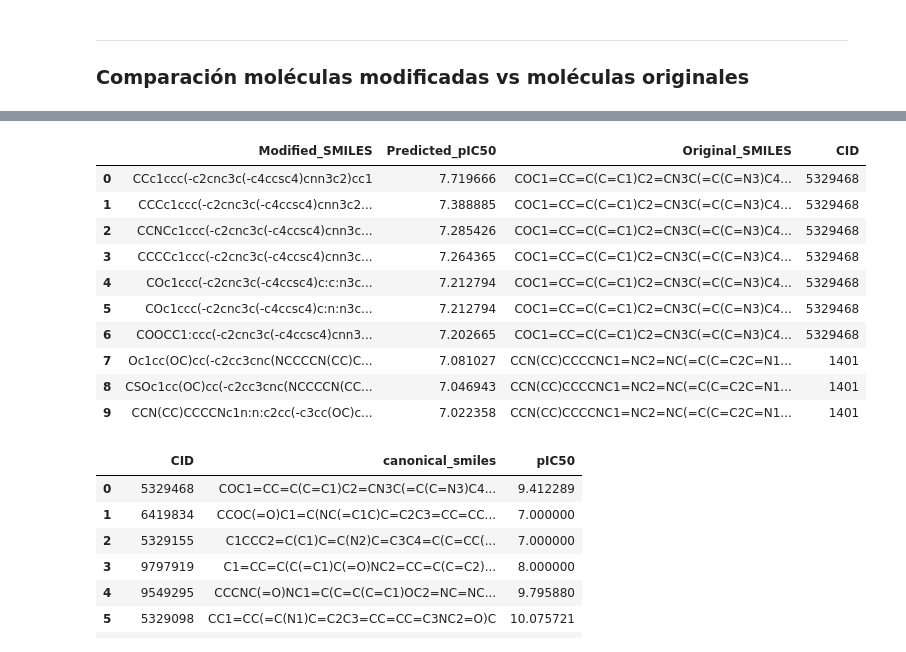
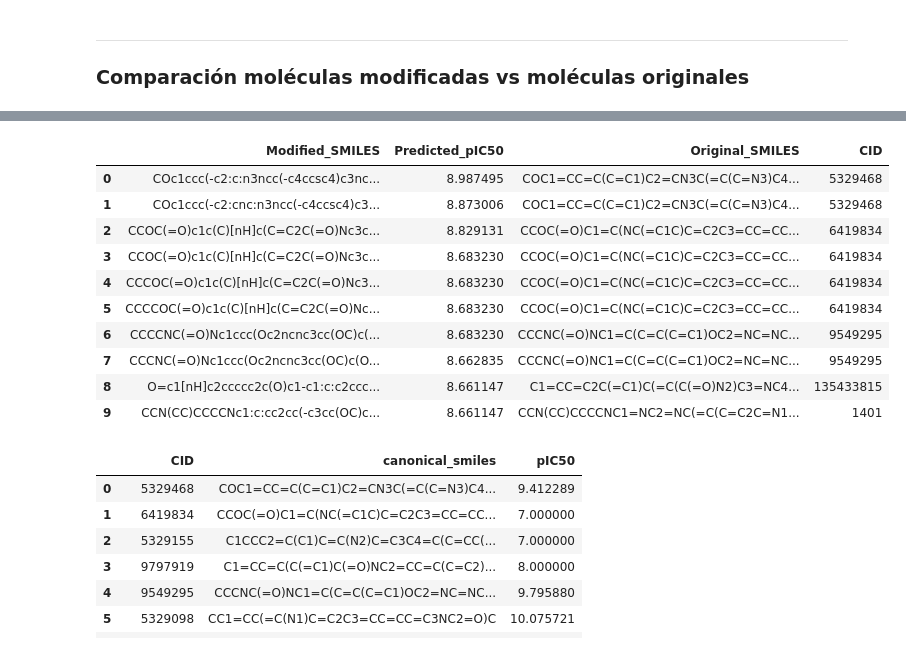
Before and after one commit to rromerov/Proyecto_Integrador, a Jupyter notebook: Demo/Demo.12.ipynb, the cells around one changed output, grey strips where cells are left out. Saved outputs shown, nothing was run; the diff lists cells and outputs as text; code cells hidden in the pictures.

```diff
--- a/Demo/Demo.12.ipynb
+++ b/Demo/Demo.12.ipynb
@@ -759,28 +808,28 @@ merged_df_original_modified
 # %%
 # Supongamos que estos eran los valores mínimo y máximo originales de pIC50
-min_pIC50 = 2.389233405226729  # Reemplaza con el valor mínimo original de pIC50
-max_pIC50 = 10.638272163982407 # Reemplaza con el valor máximo original de pIC50
+min_pIC50 = 7  # Reemplaza con el valor mínimo original de pIC50
+max_pIC50 = 10.075721 # Reemplaza con el valor máximo original de pIC50
 
 # Función para desescalar manualmente
 def invert_scaling(scaled_value, min_val, max_val):
     return scaled_value * (max_val - min_val) + min_val
 
 # Aplicar la función de desescalado manualmente
 merged_df_original_modified['Predicted_pIC50'] = merged_df_original_modified['Predicted_pIC50'].apply(invert_scaling, args=(min_pIC50, max_pIC50))
 
 merged_df_original_modified
 # %% [output]
 |  | Modified_SMILES | Predicted_pIC50 | Original_SMILES | CID |
-| 0 | CCc1ccc(-c2cnc3c(-c4ccsc4)cnn3c2)cc1 | 7.719666 | COC1=CC=C(C=C1)C2=CN3C(=C(C=N3)C4... | 5329468 |
-| 1 | CCCc1ccc(-c2cnc3c(-c4ccsc4)cnn3c2... | 7.388885 | COC1=CC=C(C=C1)C2=CN3C(=C(C=N3)C4... | 5329468 |
-| 2 | CCNCc1ccc(-c2cnc3c(-c4ccsc4)cnn3c... | 7.285426 | COC1=CC=C(C=C1)C2=CN3C(=C(C=N3)C4... | 5329468 |
-| 3 | CCCCc1ccc(-c2cnc3c(-c4ccsc4)cnn3c... | 7.264365 | COC1=CC=C(C=C1)C2=CN3C(=C(C=N3)C4... | 5329468 |
-| 4 | COc1ccc(-c2cnc3c(-c4ccsc4)c:c:n3c... | 7.212794 | COC1=CC=C(C=C1)C2=CN3C(=C(C=N3)C4... | 5329468 |
-| 5 | COc1ccc(-c2cnc3c(-c4ccsc4)c:n:n3c... | 7.212794 | COC1=CC=C(C=C1)C2=CN3C(=C(C=N3)C4... | 5329468 |
-| 6 | COOCC1:ccc(-c2cnc3c(-c4ccsc4)cnn3... | 7.202665 | COC1=CC=C(C=C1)C2=CN3C(=C(C=N3)C4... | 5329468 |
-| 7 | Oc1cc(OC)cc(-c2cc3cnc(NCCCCN(CC)C... | 7.081027 | CCN(CC)CCCCNC1=NC2=NC(=C(C=C2C=N1... | 1401 |
-| 8 | CSOc1cc(OC)cc(-c2cc3cnc(NCCCCN(CC... | 7.046943 | CCN(CC)CCCCNC1=NC2=NC(=C(C=C2C=N1... | 1401 |
-| 9 | CCN(CC)CCCCNc1n:n:c2cc(-c3cc(OC)c... | 7.022358 | CCN(CC)CCCCNC1=NC2=NC(=C(C=C2C=N1... | 1401 |
+| 0 | COc1ccc(-c2:c:n3ncc(-c4ccsc4)c3nc... | 8.987495 | COC1=CC=C(C=C1)C2=CN3C(=C(C=N3)C4... | 5329468 |
+| 1 | COc1ccc(-c2:cnc:n3ncc(-c4ccsc4)c3... | 8.873006 | COC1=CC=C(C=C1)C2=CN3C(=C(C=N3)C4... | 5329468 |
+| 2 | CCOC(=O)c1c(C)[nH]c(C=C2C(=O)Nc3c... | 8.829131 | CCOC(=O)C1=C(NC(=C1C)C=C2C3=CC=CC... | 6419834 |
+| 3 | CCOC(=O)c1c(C)[nH]c(C=C2C(=O)Nc3c... | 8.683230 | CCOC(=O)C1=C(NC(=C1C)C=C2C3=CC=CC... | 6419834 |
+| 4 | CCCOC(=O)c1c(C)[nH]c(C=C2C(=O)Nc3... | 8.683230 | CCOC(=O)C1=C(NC(=C1C)C=C2C3=CC=CC... | 6419834 |
+| 5 | CCCCOC(=O)c1c(C)[nH]c(C=C2C(=O)Nc... | 8.683230 | CCOC(=O)C1=C(NC(=C1C)C=C2C3=CC=CC... | 6419834 |
+| 6 | CCCCNC(=O)Nc1ccc(Oc2ncnc3cc(OC)c(... | 8.683230 | CCCNC(=O)NC1=C(C=C(C=C1)OC2=NC=NC... | 9549295 |
+| 7 | CCCNC(=O)Nc1ccc(Oc2ncnc3cc(OC)c(O... | 8.662835 | CCCNC(=O)NC1=C(C=C(C=C1)OC2=NC=NC... | 9549295 |
+| 8 | O=c1[nH]c2ccccc2c(O)c1-c1:c:c2ccc... | 8.661147 | C1=CC=C2C(=C1)C(=C(C(=O)N2)C3=NC4... | 135433815 |
+| 9 | CCN(CC)CCCCNc1:c:cc2cc(-c3cc(OC)c... | 8.661147 | CCN(CC)CCCCNC1=NC2=NC(=C(C=C2C=N1... | 1401 |
 # %%
 # Lee el archivo CSV en un DataFrame
 df_main_all_pIC50 = df_compounds.copy()
```
Also changed, not shown: parts of 24 cells of this notebook.
